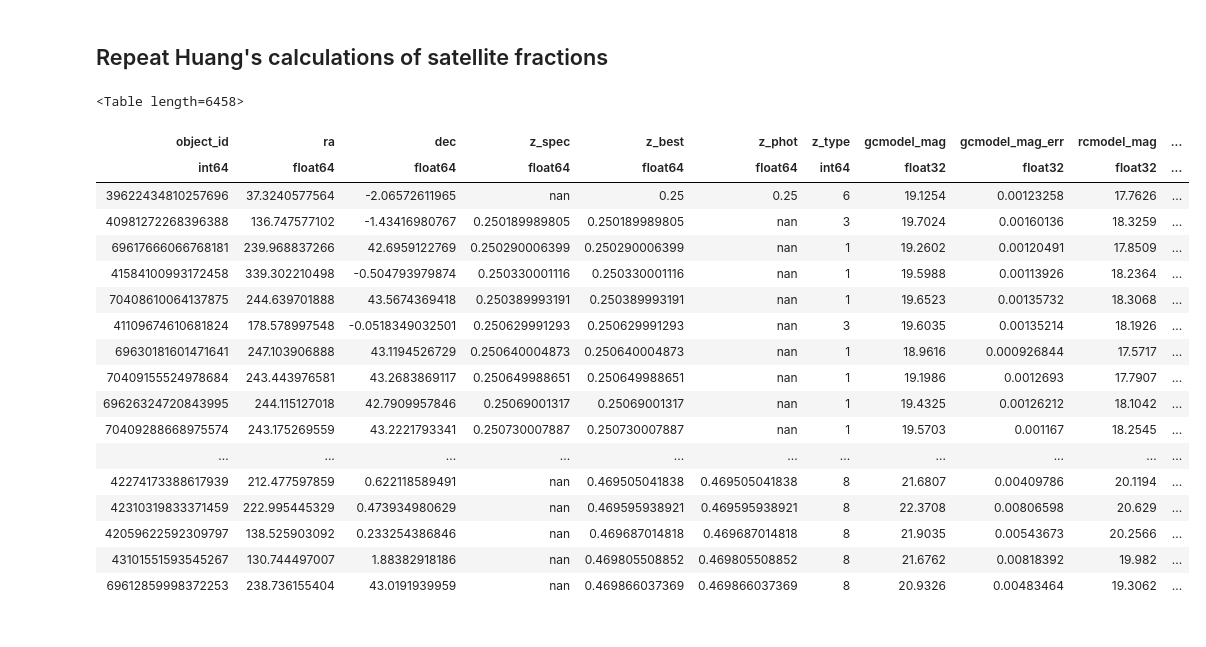
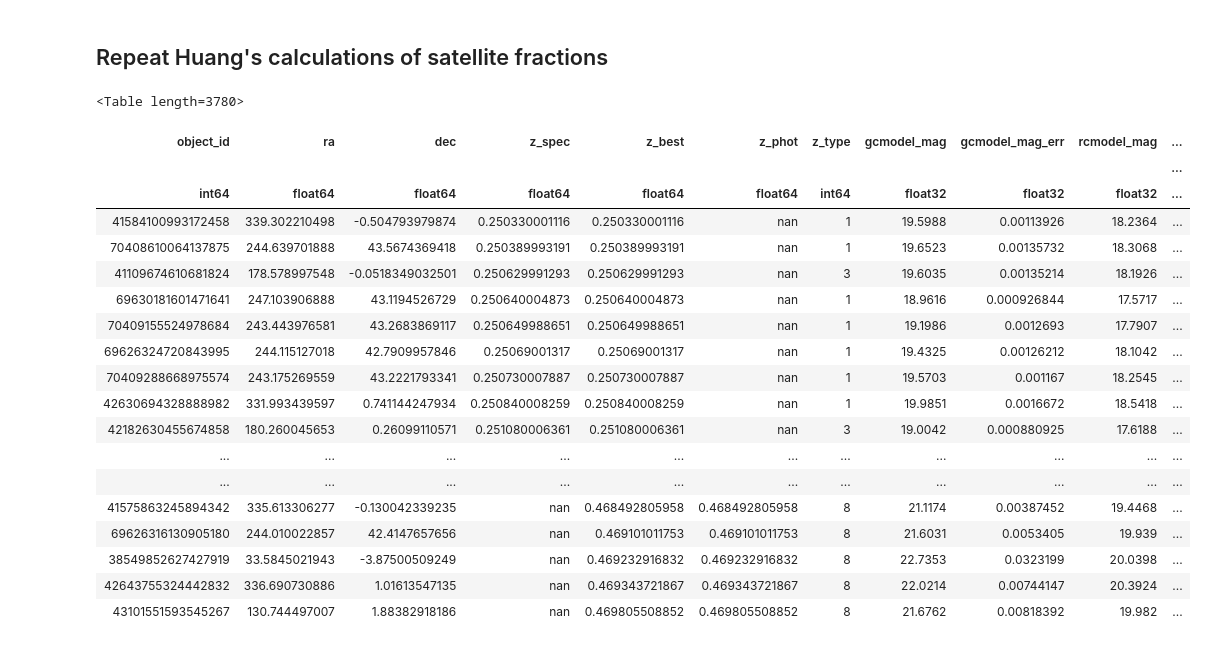
Before and after one commit to gsallabe/thesis_satellite_fraction, a Jupyter notebook: notebooks/Sat_frac_marie.ipynb, the cells around one changed output. Saved outputs shown, nothing was run; the diff lists cells and outputs as text; code cells hidden in the pictures.

```diff
--- a/notebooks/Sat_frac_marie.ipynb
+++ b/notebooks/Sat_frac_marie.ipynb
@@ -99,16 +101,14 @@ def find_satellite_catalog(input_table, sort_col='logm_max', idx_col='idx_ori',
     return catalog, cat_sat
 # %%
 # Load the HSC catalog
-hsc_cat = 's16a_massive_logmMax_11.45_z_0.25_0.47_mhalo.fits'
+hsc_cat = 's16a_massive_logmMax_11.45_z_0.25_0.47_mhalo_pdr_full.fits'
 hsc_data = Table.read(os.path.join('../data',hsc_cat))
 hsc_data
 # %% [output]
-<Table length=6458>
+<Table length=3780>
 | object_id | ra | dec | z_spec | z_best | z_phot | z_type | gcmodel_mag | gcmodel_mag_err | rcmodel_mag | ... |
+|  |  |  |  |  |  |  |  |  |  | ... |
 | int64 | float64 | float64 | float64 | float64 | float64 | int64 | float32 | float32 | float32 | ... |
-| 39622434810257696 | 37.3240577564 | -2.06572611965 | nan | 0.25 | 0.25 | 6 | 19.1254 | 0.00123258 | 17.7626 | ... |
-| 40981272268396388 | 136.747577102 | -1.43416980767 | 0.250189989805 | 0.250189989805 | nan | 3 | 19.7024 | 0.00160136 | 18.3259 | ... |
-| 69617666066768181 | 239.968837266 | 42.6959122769 | 0.250290006399 | 0.250290006399 | nan | 1 | 19.2602 | 0.00120491 | 17.8509 | ... |
 | 41584100993172458 | 339.302210498 | -0.504793979874 | 0.250330001116 | 0.250330001116 | nan | 1 | 19.5988 | 0.00113926 | 18.2364 | ... |
 | 70408610064137875 | 244.639701888 | 43.5674369418 | 0.250389993191 | 0.250389993191 | nan | 1 | 19.6523 | 0.00135732 | 18.3068 | ... |
 | 41109674610681824 | 178.578997548 | -0.0518349032501 | 0.250629991293 | 0.250629991293 | nan | 3 | 19.6035 | 0.00135214 | 18.1926 | ... |
@@ -116,12 +116,15 @@ hsc_data
 | 70409155524978684 | 243.443976581 | 43.2683869117 | 0.250649988651 | 0.250649988651 | nan | 1 | 19.1986 | 0.0012693 | 17.7907 | ... |
 | 69626324720843995 | 244.115127018 | 42.7909957846 | 0.25069001317 | 0.25069001317 | nan | 1 | 19.4325 | 0.00126212 | 18.1042 | ... |
 | 70409288668975574 | 243.175269559 | 43.2221793341 | 0.250730007887 | 0.250730007887 | nan | 1 | 19.5703 | 0.001167 | 18.2545 | ... |
+| 42630694328888982 | 331.993439597 | 0.741144247934 | 0.250840008259 | 0.250840008259 | nan | 1 | 19.9851 | 0.0016672 | 18.5418 | ... |
+| 42182630455674858 | 180.260045653 | 0.26099110571 | 0.251080006361 | 0.251080006361 | nan | 3 | 19.0042 | 0.000880925 | 17.6188 | ... |
 | ... | ... | ... | ... | ... | ... | ... | ... | ... | ... | ... |
-| 42274173388617939 | 212.477597859 | 0.622118589491 | nan | 0.469505041838 | 0.469505041838 | 8 | 21.6807 | 0.00409786 | 20.1194 | ... |
-| 42310319833371459 | 222.995445329 | 0.473934980629 | nan | 0.469595938921 | 0.469595938921 | 8 | 22.3708 | 0.00806598 | 20.629 | ... |
-| 42059622592309797 | 138.525903092 | 0.233254386846 | nan | 0.469687014818 | 0.469687014818 | 8 | 21.9035 | 0.00543673 | 20.2566 | ... |
+| ... | ... | ... | ... | ... | ... | ... | ... | ... | ... | ... |
+| 41575863245894342 | 335.613306277 | -0.130042339235 | nan | 0.468492805958 | 0.468492805958 | 8 | 21.1174 | 0.00387452 | 19.4468 | ... |
+| 69626316130905180 | 244.010022857 | 42.4147657656 | nan | 0.469101011753 | 0.469101011753 | 8 | 21.6031 | 0.0053405 | 19.939 | ... |
+| 38549852627427919 | 33.5845021943 | -3.87500509249 | nan | 0.469232916832 | 0.469232916832 | 8 | 22.7353 | 0.0323199 | 20.0398 | ... |
+| 42643755324442832 | 336.690730886 | 1.01613547135 | nan | 0.469343721867 | 0.469343721867 | 8 | 22.0214 | 0.00744147 | 20.3924 | ... |
 | 43101551593545267 | 130.744497007 | 1.88382918186 | nan | 0.469805508852 | 0.469805508852 | 8 | 21.6762 | 0.00818392 | 19.982 | ... |
-| 69612859998372253 | 238.736155404 | 43.0191939959 | nan | 0.469866037369 | 0.469866037369 | 8 | 20.9326 | 0.00483464 | 19.3062 | ... |
 # %%
 # Apply mass cut and photz cut
 select = (hsc_data['z_best'] <= 0.45) & (hsc_data['logm_100'] >= 11.5)
```
Also changed, not shown: parts of 9 cells of this notebook, 1 other file.
